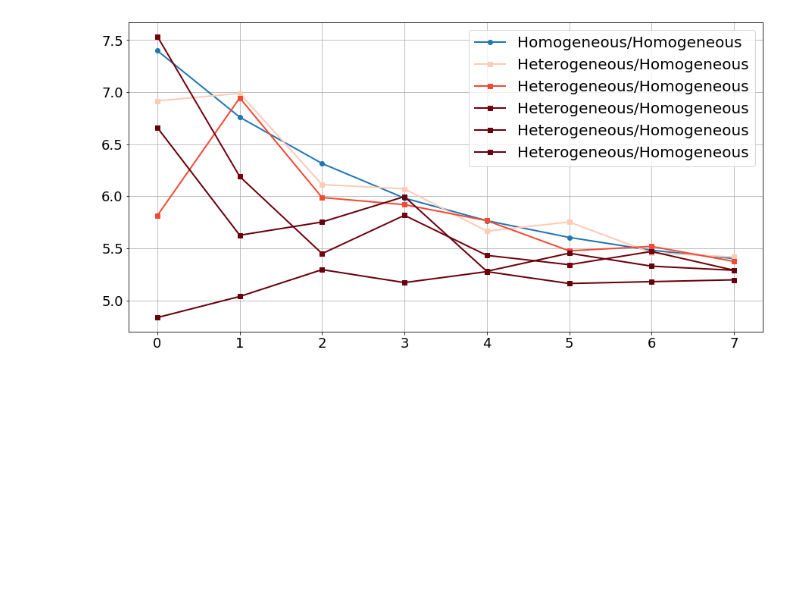
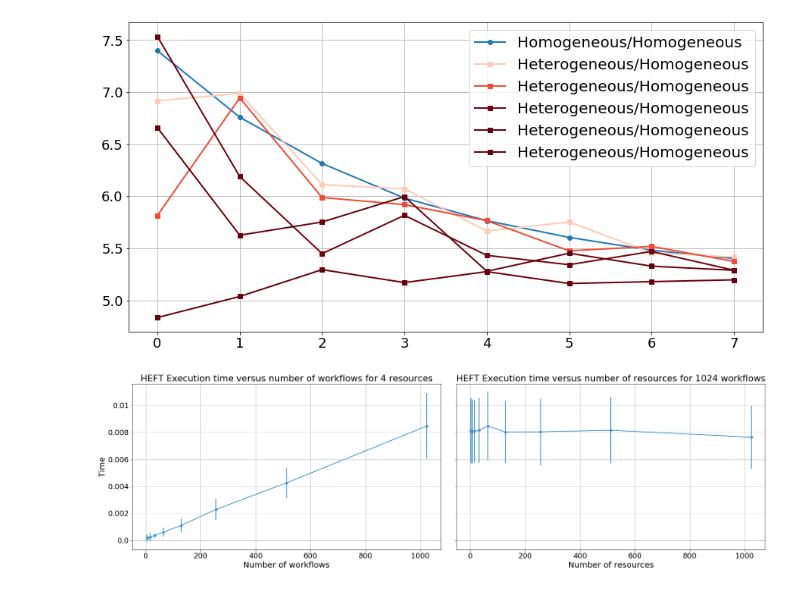
Before and after one commit to radical-project/campaign_manager, a Jupyter notebook: experiments/StaticResourcesExperiments.ipynb, the cells around one changed output. Saved outputs shown, nothing was run; the diff lists cells and outputs as text; code cells hidden in the pictures; blank space fills up the shorter version.

```diff
--- a/experiments/StaticResourcesExperiments.ipynb
+++ b/experiments/StaticResourcesExperiments.ipynb
@@ -359,3 +359,28 @@ _ = axis.grid('on')
 _ = axis.legend(fontsize=20)
 # %% [output]
 [figure]
+# %%
+HEFT_TX_const_res = pd.read_csv('HEFT_TX_const_res.csv')
+HEFT_TX_const_res = HEFT_TX_const_res.drop('planner',axis=1)
+HEFT_TX_const_res = HEFT_TX_const_res.groupby(by=['size'])
+HEFT_TX_const_camp = pd.read_csv('HEFT_TX_const_camp.csv')
+HEFT_TX_const_camp = HEFT_TX_const_camp.drop('planner',axis=1)
+HEFT_TX_const_camp = HEFT_TX_const_camp.groupby(by=['size'])
+# %%
+fig,axis = plt.subplots(nrows=1,ncols=2,figsize=(28,7.5), sharex=True, sharey=True)
+fig.subplots_adjust(wspace=0.05, hspace=0.05)
+_ = axis[0].errorbar(HEFT_TX_const_res.mean().index,HEFT_TX_const_res.mean().values,HEFT_TX_const_res.std().values,marker='o',label='Random H=25%',linewidth=2, color=blues(150))
+_ = axis[1].errorbar(HEFT_TX_const_camp.mean().index,HEFT_TX_const_camp.mean().values,HEFT_TX_const_camp.std().values,marker='o',label='Random H=25%',linewidth=2, color=blues(150))
+
+_ = axis[0].set_ylabel('Time',fontsize=20)
+_ = axis[0].set_xlabel('Number of workflows',fontsize=20)
+_ = axis[1].set_xlabel('Number of resources',fontsize=20)
+_ = axis[0].grid('on')
+_ = axis[1].grid('on')
+_ = axis[0].set_xticklabels(axis[0].get_xticks().astype('int').tolist(),fontsize=18)
+_ = axis[1].set_xticklabels(axis[1].get_xticks().astype('int').tolist(),fontsize=18)
+_ = axis[0].set_yticklabels((axis[0].get_yticks()).astype('float').tolist(),fontsize=18)
+_ = axis[0].set_title('HEFT Execution time versus number of workflows for 4 resources', fontsize=22)
+_ = axis[1].set_title('HEFT Execution time versus number of resources for 1024 workflows', fontsize=22)
+# %% [output]
+[figure, added]
```
Also changed, not shown: parts of 3 cells of this notebook.
